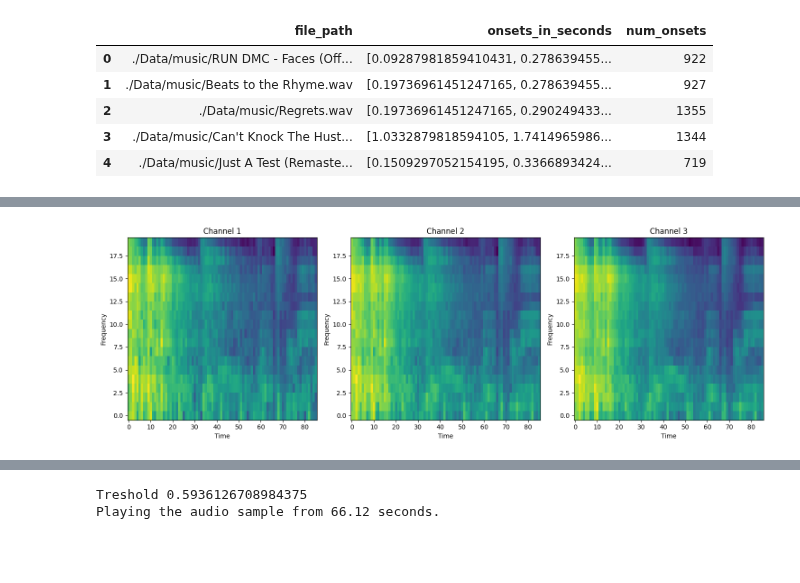
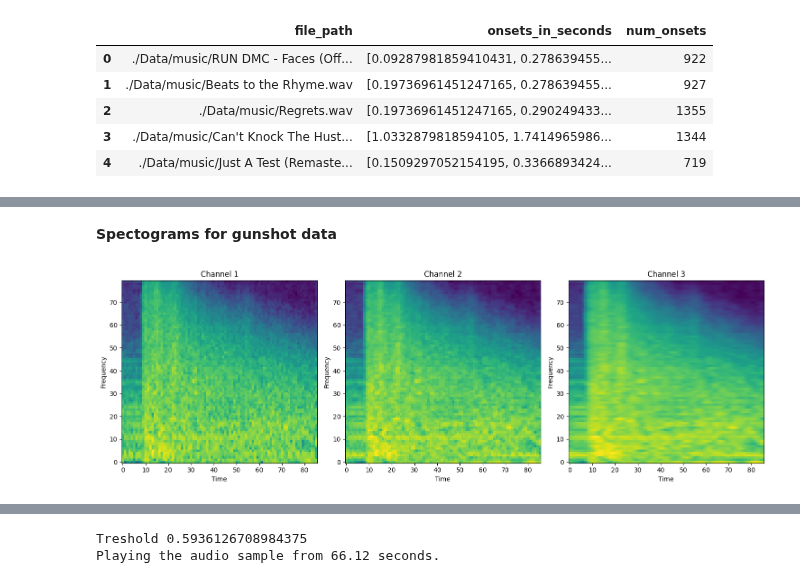
Before and after one commit to borosabel/PopMusicInformationRetrieval, a Jupyter notebook: gunshot_detect.ipynb, the cells around one changed output, grey strips where cells are left out. Cells and saved outputs as stored; diff of their text form; code cells hidden in the pictures; blank space fills up the shorter version.

```diff
--- a/gunshot_detect.ipynb
+++ b/gunshot_detect.ipynb
@@ -24,7 +24,7 @@ importlib.reload(utils)
 # %% [output]
 <module 'PopMusicInformationRetrieval.gunshot_utils' from '/Users/borosabel/Documents/Uni/Thesis/PopMusicInformationRetrieval/gunshot_utils.py'>
 # %%
-gunshot_df = pd.read_pickle('pkl_data/gunshot_data_glock_only_5db.pkl')
+gunshot_df = pd.read_pickle('pkl_data/gunshot_data_glock_only.pkl')
 gunshot_df = gunshot_df[['filename', 'gunshot_location_in_seconds', 'num_gunshots']]
 gunshot_df
 # %% [output]
@@ -46,8 +46,6 @@ def process_gunshot_data(file_path):
     # Extract the base filename and replace .txt with .wav
     base_name = os.path.basename(file_path)
     wav_filename = os.path.splitext(base_name)[0] + '.wav'
-
-    # Read the file and extract the start times
     start_times = []
     with open(file_path, 'r') as file:
         for line in file:
@@ -55,13 +53,10 @@ def process_gunshot_data(file_path):
             if len(columns) >= 1:
                 start_time = float(columns[0])
                 start_times.append(start_time)
-
     # Get the length of the list
     list_length = len(start_times)
-
     # Construct the full path for the wav file
     full_wav_path = os.path.join(os.path.dirname(file_path), wav_filename)
-
     return full_wav_path, start_times, list_length
 
 def build_dataframe_from_folder(folder_path):
@@ -86,7 +81,7 @@ def build_dataframe_from_folder(folder_path):
     df = pd.DataFrame(data, columns=['filename', 'gunshot_location_in_seconds', 'num_gunshots'])
     return df
 
-folder_path = './test_data_wav/'
+folder_path = './Data/gunshot'
 gunshot_valid_df = build_dataframe_from_folder(folder_path)
 # %%
 music_df = pd.read_pickle('pkl_data/music_with_onsets_df.pkl')
@@ -101,6 +106,8 @@ music_df.head()
 # %%
 music_train_df, music_valid_df = train_test_split(music_df, test_size=0.2, random_state=42)
-gunshot_train_df, _ = train_test_split(gunshot_df, test_size=0.2, random_state=42)
+
+# We don't take the gunshot_valid here because we have our own validation set.
+# gunshot_train_df, _ = train_test_split(gunshot_df, test_size=0.2, random_state=42)
 # %%
 print("SHAPES:")
 print(f"music_train_df: {music_train_df.shape}, music_valid_df: {music_valid_df.shape}")
@@ -308,10 +311,12 @@ utils.plot_spectrogram_channels(spectrogram)
+# %% [markdown]
+<b>Spectograms for gunshot data</b>
 # %%
-waveform, spectrogram = train_dataset.get_random_music_with_gunshot()
+waveform, spectrogram = valid_dataset.get_random_music_with_gunshot()
 # plot_spectrogram_rgb(spectrogram)
 utils.play_audio(waveform)
 utils.plot_spectrogram_channels(spectrogram)
 # %% [output]
-[figure, old version]
+[figure, new version]
 # %%
 device = th.device("cuda" if th.cuda.is_available() else "cpu")
 use_cuda = th.cuda.is_available()
```
Also changed, not shown: parts of 12 cells of this notebook.
